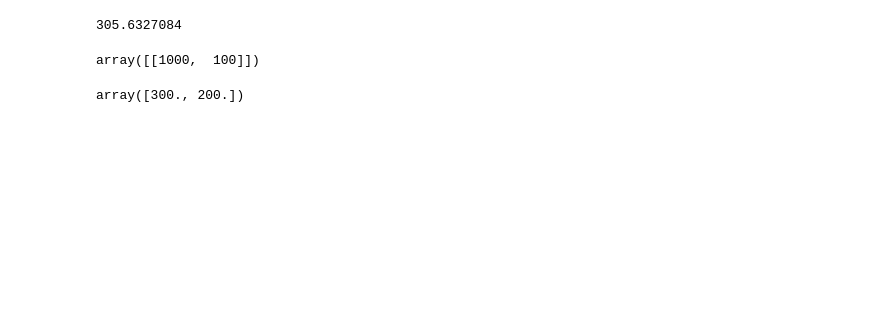
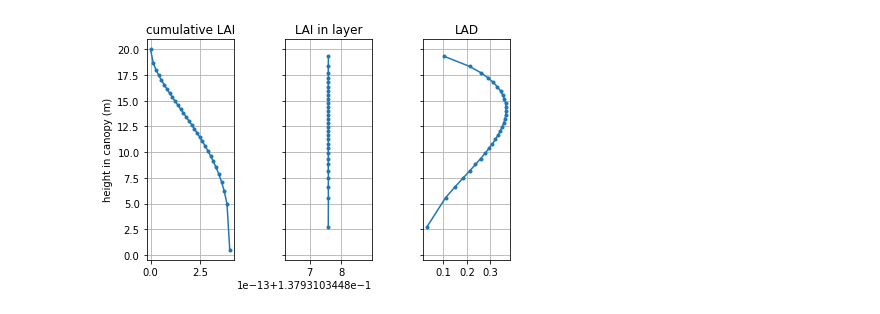
Before and after one commit to zmoon/crt1d, a Jupyter notebook: examples/test_schemes_plot.ipynb, the cells around one changed output. Cells and saved outputs as stored; diff of their text form; code cells hidden in the pictures; blank space fills up the shorter version.

```diff
--- a/examples/test_schemes_plot.ipynb
+++ b/examples/test_schemes_plot.ipynb
@@ -53,15 +25,0 @@ df_schemes.drop(columns=['args', 'solver'])  # solver memory address not very in
-# %%
-#schemes_to_test = ['bl', 'bf', '2s']
-#schemes_to_test = ['2s']
-schemes_to_test = ['bf']
-
-mi = dict(\
-    wl=np.r_[0.55, 1.0], dwl=np.r_[0.3, 2],
-    leaf_r=np.r_[0.04, 0.05], leaf_t=np.r_[0.17, 0.23], soil_r=np.r_[0.2, 0.2],
-    I_df0=np.r_[1000, 100][np.newaxis,:], I_dr0=np.r_[5000, 500][np.newaxis,:],
-    )
-
-
-for scheme_ID in schemes_to_test:
-    m = crt.model(scheme_ID, mi=mi, nlayers=10)
-    m.run()
@@ -154,14 +26,17 @@ plt.legend()
-# %%
-a = np.r_[24.98094031, 30.32748019, 35.33602132, 39.5968293, 42.44677123, 42.93421329,
-          39.84533467, 31.89266291, 18.27245518,  0.        ]
-a.sum()
-# %% [output]
-305.6327084
-# %%
-m.I_df0_all
-# %% [output]
-array([[1000,  100]])
-# %%
-m.I_df0 * m.dwl
-# %% [output]
-array([300., 200.])
+# %%
+#schemes_to_test = ['bl', 'bf', 'gd', '2s', 'zq']#, '4s']
+#schemes_to_test = ['2s']
+schemes_to_test = ['bl']
+
+ms = []
+for scheme_ID in schemes_to_test:
+    m = crt.model(scheme_ID, nlayers=30)
+    #m.plot_canopy()
+    m.run()
+    ms.append(m)
+
+dsets = [m.to_xr() for m in ms]
+# %%
+ms[0].plot_canopy()
+# %% [output]
+[figure, added]
```
Also changed, not shown: parts of 19 cells of this notebook, 13 other files.
